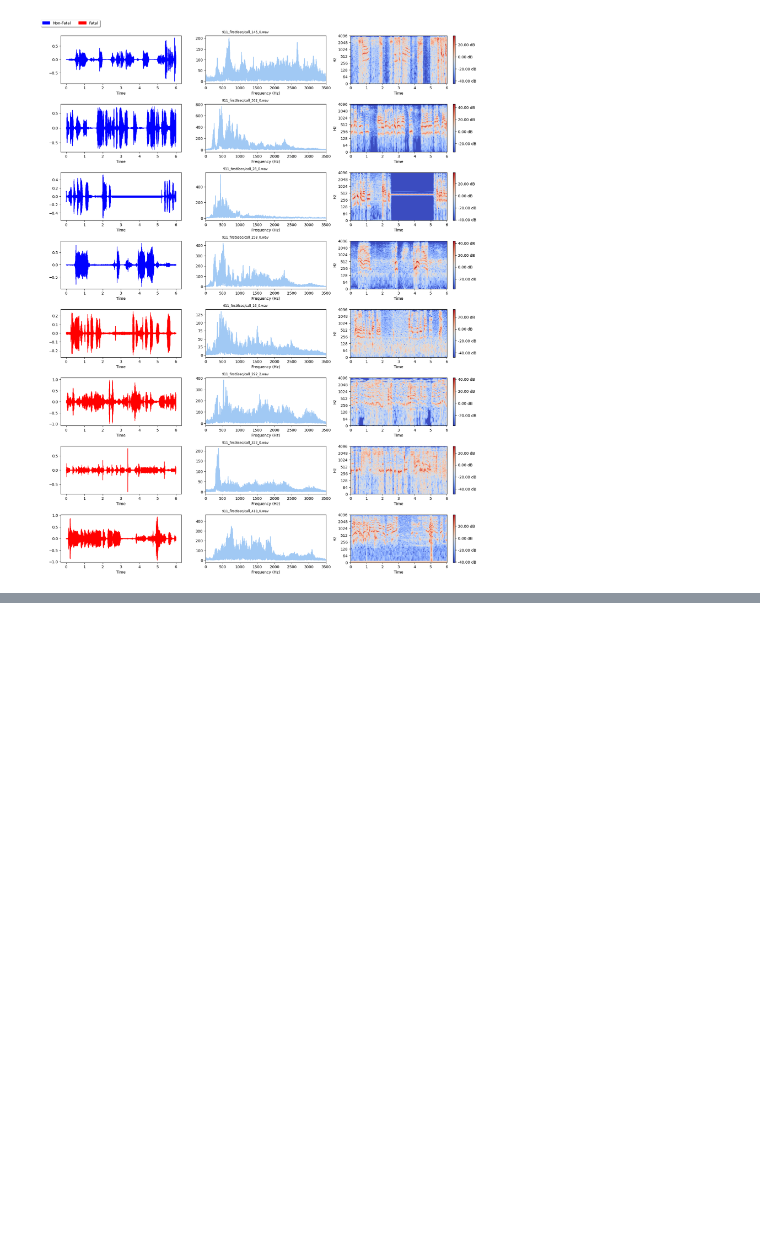
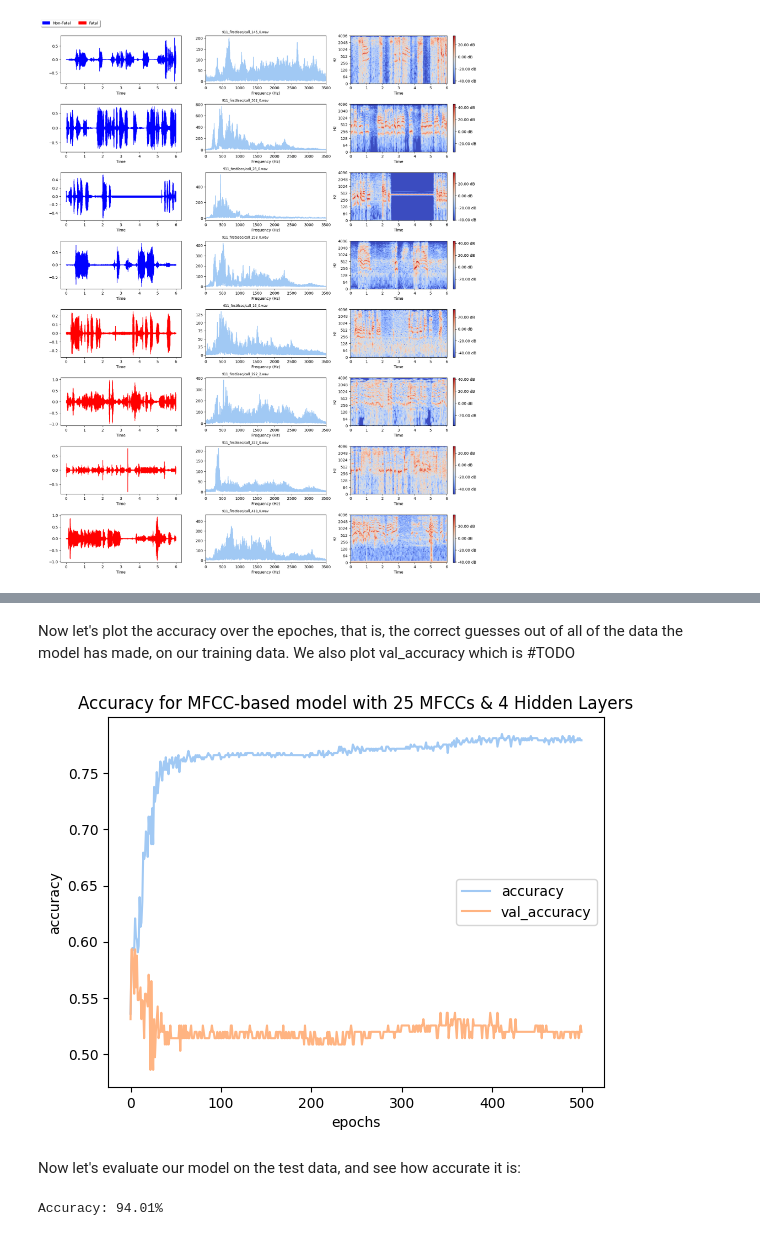
Before and after one commit to ramwtz/data-science-project, a Jupyter notebook: eda.ipynb, the cells around one changed output, grey strips where cells are left out. Saved outputs shown, nothing was run; the diff lists cells and outputs as text; code cells hidden in the pictures; blank space fills up the shorter version.

```diff
--- a/eda.ipynb
+++ b/eda.ipynb
@@ -700,0 +924,20 @@ Based on these findings, we will try to create a model that will discern between
+# %% [markdown]
+Now let's plot the accuracy over the epoches, that is, the correct guesses out of all of the data the model has made, on our training data.
+We also plot val_accuracy which is #TODO
+# %%
+accuracy_history_title = f'Accuracy for MFCC-based model with {model_architecture}'
+accuracy_history = large_fit_history[['accuracy','val_accuracy']]
+accuracy_history.plot(
+    title=accuracy_history_title, xlabel='epochs', ylabel='accuracy')
+plt.show()
+# %% [output]
+[figure, added]
+# %% [markdown]
+Now let's evaluate our model on the test data, and see how accurate it is:
+# %%
+large_model_accuracy = large_model.evaluate(X_test_large_model,
+  y_test_large_model, verbose=0)
+accuracy, _ = large_model_accuracy
+print("Accuracy: {:.2f}%".format(accuracy*100))
+# %% [output]
+Accuracy: 94.01%
```
Also changed, not shown: parts of 37 cells of this notebook, 1 other file.
